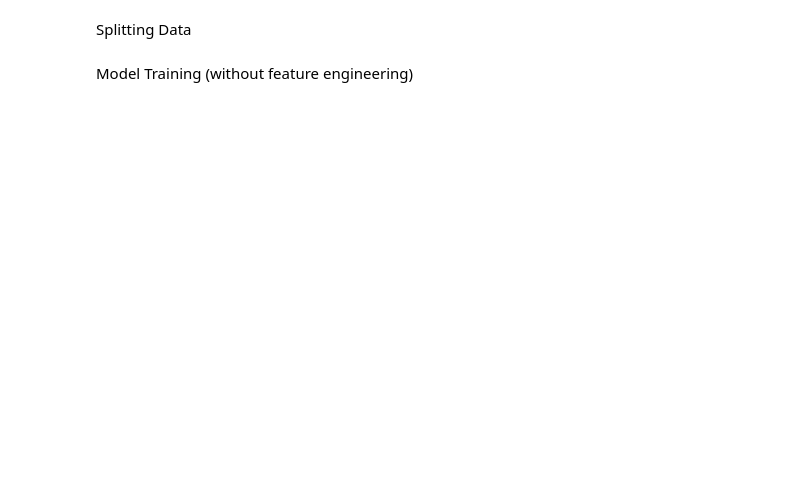
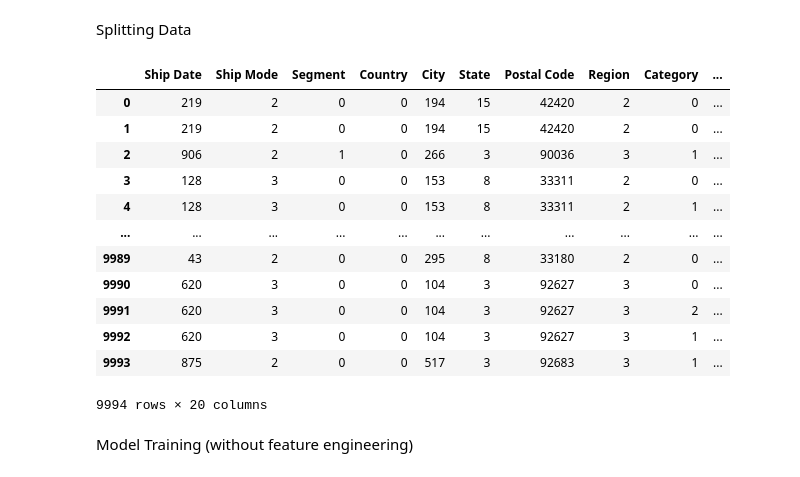
Before and after one commit to pdivya26/Superstores-Sales-Prediction-and-Analysis, a Jupyter notebook: Sales_Prediction_Model.ipynb, the cells around one changed output. Cells and saved outputs as stored; diff of their text form; code cells hidden in the pictures; blank space fills up the shorter version.

```diff
--- a/Sales_Prediction_Model.ipynb
+++ b/Sales_Prediction_Model.ipynb
@@ -194,9 +190,3 @@ outliers = df[(df['Sales'] < lower_bound) | (df['Sales'] > upper_bound)]
 print(f"Number of Outliers: {len(outliers)}")
 # %% [output]
 Number of Outliers: 1167
-# %%
-from scipy.stats import zscore
-
-df['Sales_Zscore'] = zscore(df['Sales'])
-outliers = df[np.abs(df['Sales_Zscore']) > 3]  # Sales values with Z-score > 3
-print("Number of Outliers:", len(outliers))
@@ -242,6 +249,22 @@ X_train_scaled = X_train.copy()
 X_test_scaled = X_test.copy()
 X_train_scaled[numerical_features] = scaler.fit_transform(X_train[numerical_features])
 X_test_scaled[numerical_features] = scaler.transform(X_test[numerical_features])
+# %%
+df
+# %% [output]
+|  | Ship Date | Ship Mode | Segment | Country | City | State | Postal Code | Region | Category | ... |
+| 0 | 219 | 2 | 0 | 0 | 194 | 15 | 42420 | 2 | 0 | ... |
+| 1 | 219 | 2 | 0 | 0 | 194 | 15 | 42420 | 2 | 0 | ... |
+| 2 | 906 | 2 | 1 | 0 | 266 | 3 | 90036 | 3 | 1 | ... |
+| 3 | 128 | 3 | 0 | 0 | 153 | 8 | 33311 | 2 | 0 | ... |
+| 4 | 128 | 3 | 0 | 0 | 153 | 8 | 33311 | 2 | 1 | ... |
+| ... | ... | ... | ... | ... | ... | ... | ... | ... | ... | ... |
+| 9989 | 43 | 2 | 0 | 0 | 295 | 8 | 33180 | 2 | 0 | ... |
+| 9990 | 620 | 3 | 0 | 0 | 104 | 3 | 92627 | 3 | 0 | ... |
+| 9991 | 620 | 3 | 0 | 0 | 104 | 3 | 92627 | 3 | 2 | ... |
+| 9992 | 620 | 3 | 0 | 0 | 104 | 3 | 92627 | 3 | 1 | ... |
+| 9993 | 875 | 2 | 0 | 0 | 517 | 3 | 92683 | 3 | 1 | ... |
+9994 rows × 20 columns
 # %% [markdown]
 Model Training (without feature engineering)
 # %%
```
Also changed, not shown: parts of 23 cells of this notebook.
